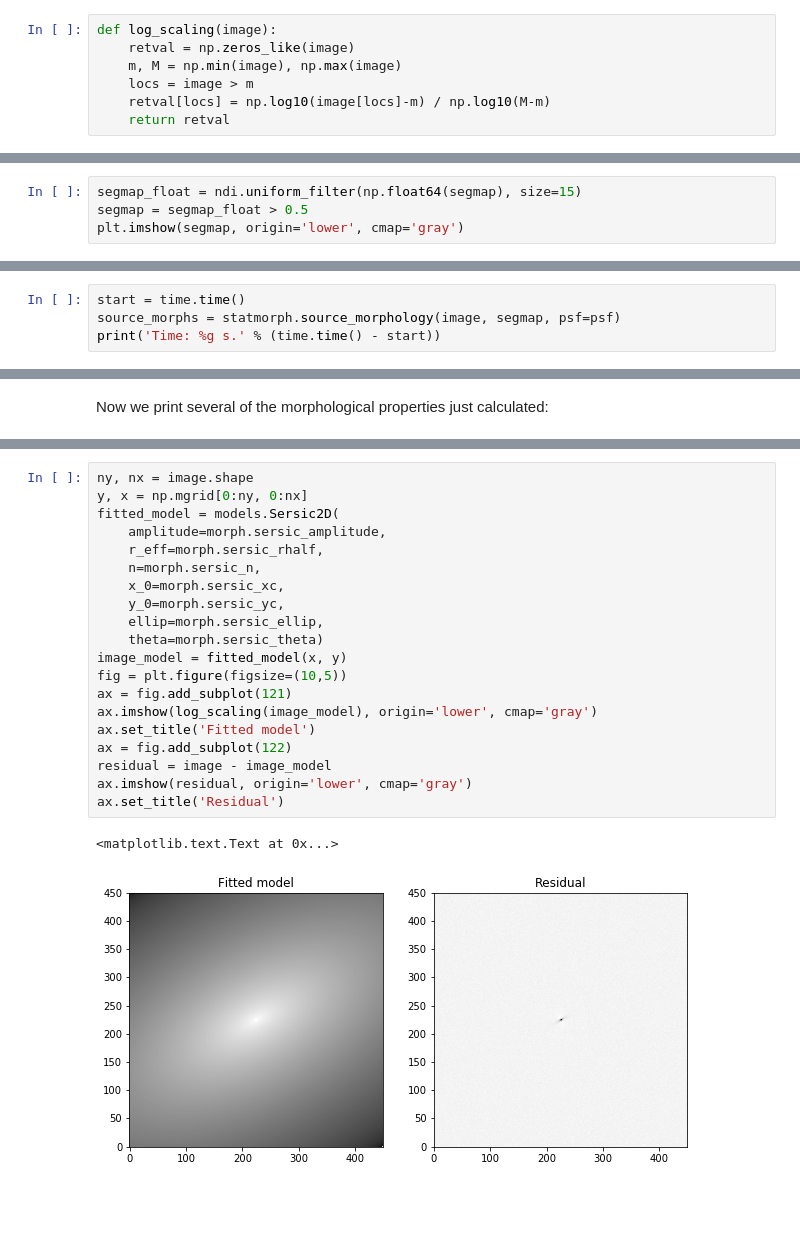
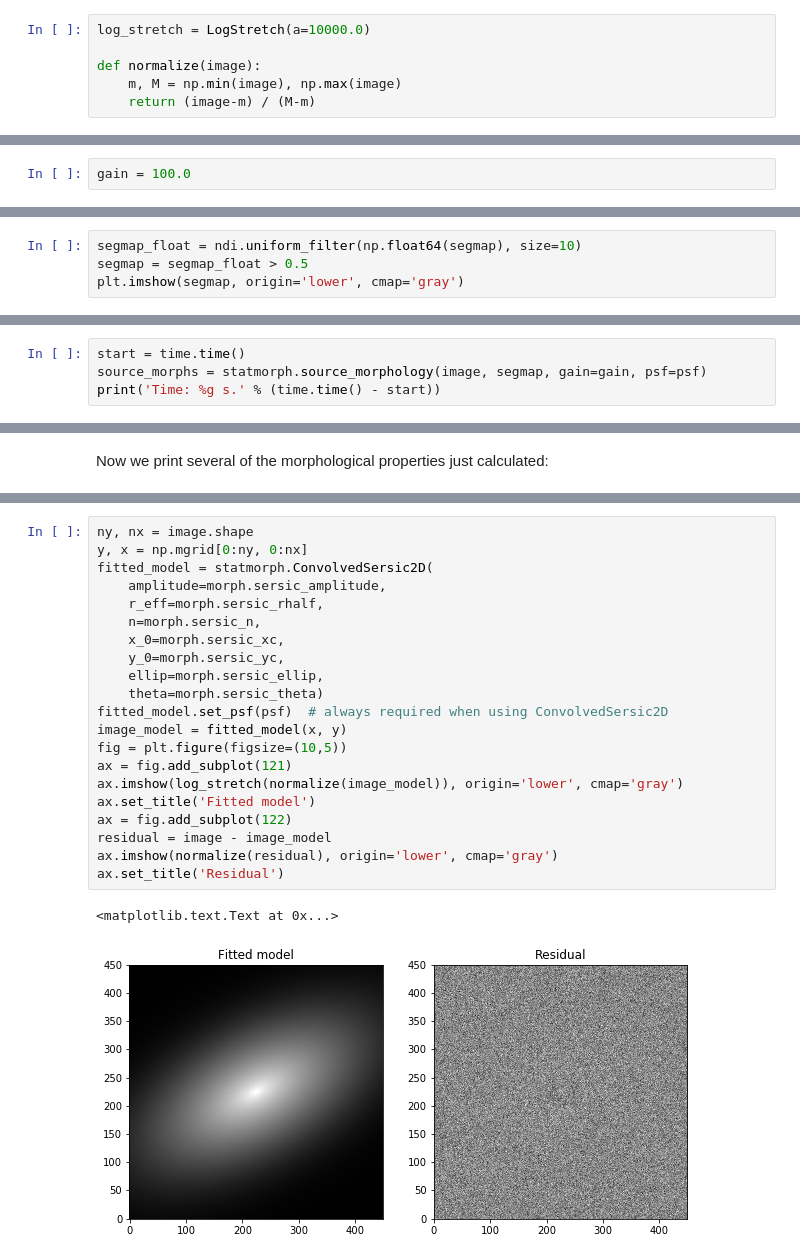
Before and after one commit to vrodgom/statmorph, a Jupyter notebook: notebooks/tutorial.ipynb, the cells around one changed output, grey strips where cells are left out. Saved outputs shown, nothing was run; the diff lists cells and outputs as text; blank space fills up the shorter version.

```diff
--- a/notebooks/tutorial.ipynb
+++ b/notebooks/tutorial.ipynb
@@ -20,10 +21,9 @@ For convenience, we define a simple function to apply a logarithmic scaling to o
 # %%
-def log_scaling(image):
-    retval = np.zeros_like(image)
+log_stretch = LogStretch(a=10000.0)
+
+def normalize(image):
     m, M = np.min(image), np.max(image)
-    locs = image > m
-    retval[locs] = np.log10(image[locs]-m) / np.log10(M-m)
-    return retval
+    return (image-m) / (M-m)
 # %% [markdown]
 ### Creating a model galaxy image
 
@@ -75,3 +81,5 @@ plt.imshow(log_scaling(image), origin='lower', cmap='gray')
+# %%
+gain = 100.0
 # %% [markdown]
 ### Creating a segmentation map
 
@@ -93,7 +101,7 @@ plt.imshow(segmap, origin='lower', cmap='gray')
 # %% [markdown]
 Regularize a bit the shape of the segmentation map:
 # %%
-segmap_float = ndi.uniform_filter(np.float64(segmap), size=15)
+segmap_float = ndi.uniform_filter(np.float64(segmap), size=10)
 segmap = segmap_float > 0.5
 plt.imshow(segmap, origin='lower', cmap='gray')
 # %% [output]
@@ -106,5 +114,5 @@ Now that we have all the required data, we are ready to measure the morphology o
 # %%
 start = time.time()
-source_morphs = statmorph.source_morphology(image, segmap, psf=psf)
+source_morphs = statmorph.source_morphology(image, segmap, gain=gain, psf=psf)
 print('Time: %g s.' % (time.time() - start))
 # %% [output]
@@ -174,23 +182,24 @@ Finally, we can reconstruct the fitted Sersic profile and examine its residual:
 # %%
 ny, nx = image.shape
 y, x = np.mgrid[0:ny, 0:nx]
-fitted_model = models.Sersic2D(
+fitted_model = statmorph.ConvolvedSersic2D(
     amplitude=morph.sersic_amplitude,
     r_eff=morph.sersic_rhalf,
     n=morph.sersic_n,
     x_0=morph.sersic_xc,
     y_0=morph.sersic_yc,
     ellip=morph.sersic_ellip,
     theta=morph.sersic_theta)
+fitted_model.set_psf(psf)  # always required when using ConvolvedSersic2D
 image_model = fitted_model(x, y)
 fig = plt.figure(figsize=(10,5))
 ax = fig.add_subplot(121)
-ax.imshow(log_scaling(image_model), origin='lower', cmap='gray')
+ax.imshow(log_stretch(normalize(image_model)), origin='lower', cmap='gray')
 ax.set_title('Fitted model')
 ax = fig.add_subplot(122)
 residual = image - image_model
-ax.imshow(residual, origin='lower', cmap='gray')
+ax.imshow(normalize(residual), origin='lower', cmap='gray')
 ax.set_title('Residual')
 # %% [output]
 <matplotlib.text.Text at 0x...>
-[figure, old version]
+[figure, new version]
```
Also changed, not shown: parts of 14 cells of this notebook, 2 other files.
